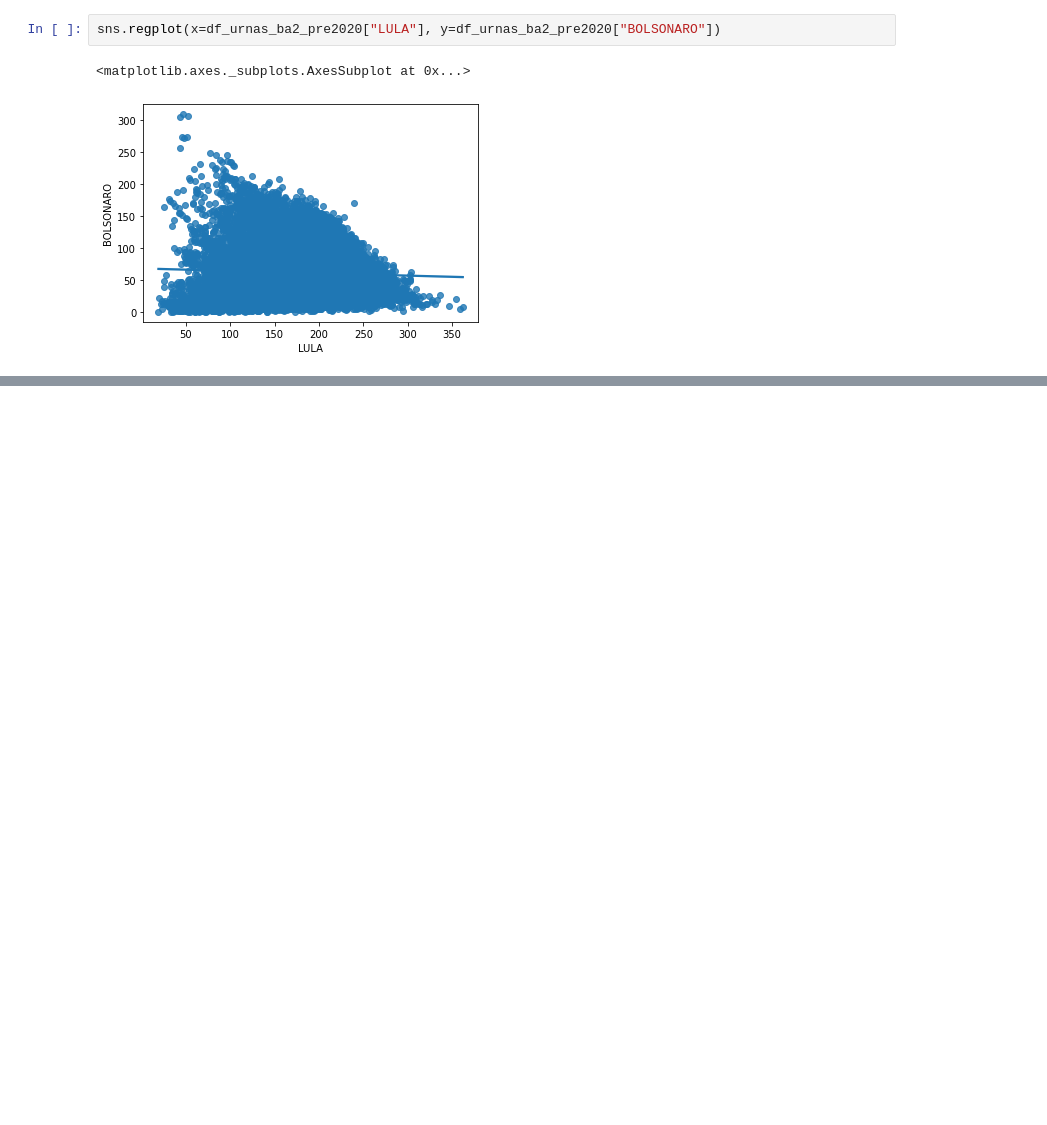
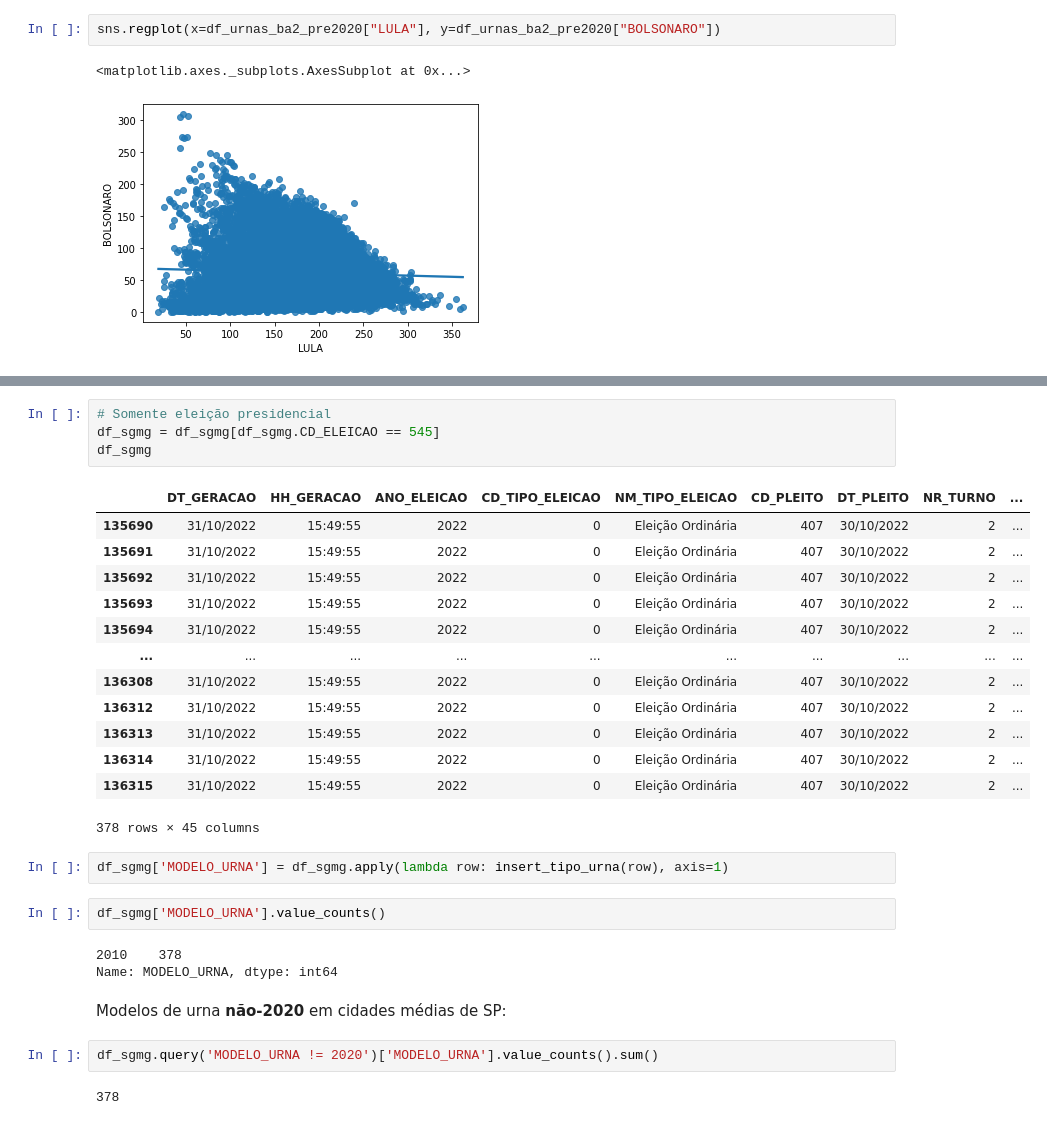
Before and after one commit to flribeiro/eleicoes2022, a Jupyter notebook: FLR_Eleicoes_2022_BR.ipynb, the cells around one changed output, grey strips where cells are left out. Drawn from its saved outputs; the diff is of its cells as text; blank space fills up the shorter version.

```diff
--- a/FLR_Eleicoes_2022_BR.ipynb
+++ b/FLR_Eleicoes_2022_BR.ipynb
@@ -724,0 +761,31 @@ sns.regplot(x=df_urnas_ba2_pre2020["LULA"], y=df_urnas_ba2_pre2020["BOLSONARO"])
+# %%
+# Somente eleição presidencial
+df_sgmg = df_sgmg[df_sgmg.CD_ELEICAO == 545]
+df_sgmg
+# %% [output]
+|  | DT_GERACAO | HH_GERACAO | ANO_ELEICAO | CD_TIPO_ELEICAO | NM_TIPO_ELEICAO | CD_PLEITO | DT_PLEITO | NR_TURNO | ... |
+| 135690 | 31/10/2022 | 15:49:55 | 2022 | 0 | Eleição Ordinária | 407 | 30/10/2022 | 2 | ... |
+| 135691 | 31/10/2022 | 15:49:55 | 2022 | 0 | Eleição Ordinária | 407 | 30/10/2022 | 2 | ... |
+| 135692 | 31/10/2022 | 15:49:55 | 2022 | 0 | Eleição Ordinária | 407 | 30/10/2022 | 2 | ... |
+| 135693 | 31/10/2022 | 15:49:55 | 2022 | 0 | Eleição Ordinária | 407 | 30/10/2022 | 2 | ... |
+| 135694 | 31/10/2022 | 15:49:55 | 2022 | 0 | Eleição Ordinária | 407 | 30/10/2022 | 2 | ... |
+| ... | ... | ... | ... | ... | ... | ... | ... | ... | ... |
+| 136308 | 31/10/2022 | 15:49:55 | 2022 | 0 | Eleição Ordinária | 407 | 30/10/2022 | 2 | ... |
+| 136312 | 31/10/2022 | 15:49:55 | 2022 | 0 | Eleição Ordinária | 407 | 30/10/2022 | 2 | ... |
+| 136313 | 31/10/2022 | 15:49:55 | 2022 | 0 | Eleição Ordinária | 407 | 30/10/2022 | 2 | ... |
+| 136314 | 31/10/2022 | 15:49:55 | 2022 | 0 | Eleição Ordinária | 407 | 30/10/2022 | 2 | ... |
+| 136315 | 31/10/2022 | 15:49:55 | 2022 | 0 | Eleição Ordinária | 407 | 30/10/2022 | 2 | ... |
+378 rows × 45 columns
+# %%
+df_sgmg['MODELO_URNA'] = df_sgmg.apply(lambda row: insert_tipo_urna(row), axis=1)
+# %%
+df_sgmg['MODELO_URNA'].value_counts()
+# %% [output]
+2010    378
+Name: MODELO_URNA, dtype: int64
+# %% [markdown]
+Modelos de urna **não-2020** em cidades médias de SP:
+# %%
+df_sgmg.query('MODELO_URNA != 2020')['MODELO_URNA'].value_counts().sum()
+# %% [output]
+378
```
Also changed, not shown: parts of 19 cells of this notebook.
